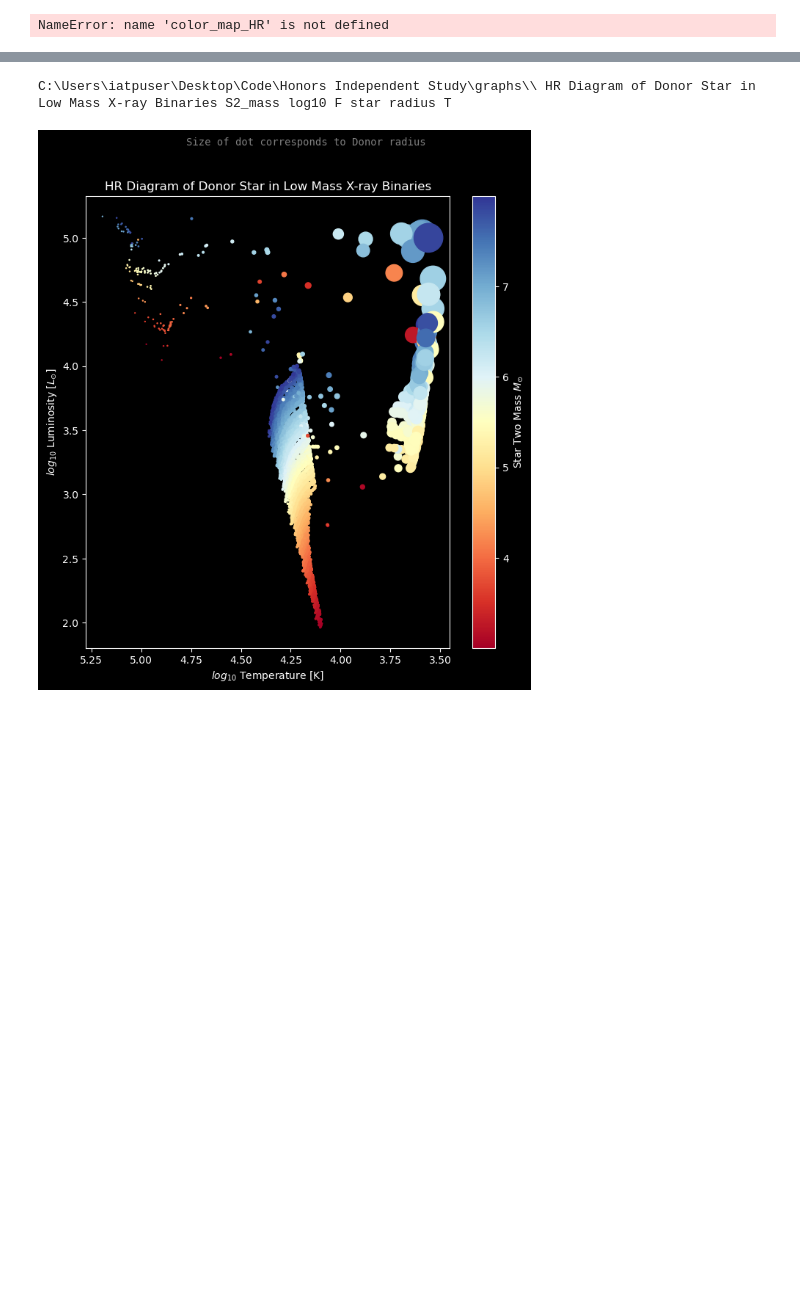
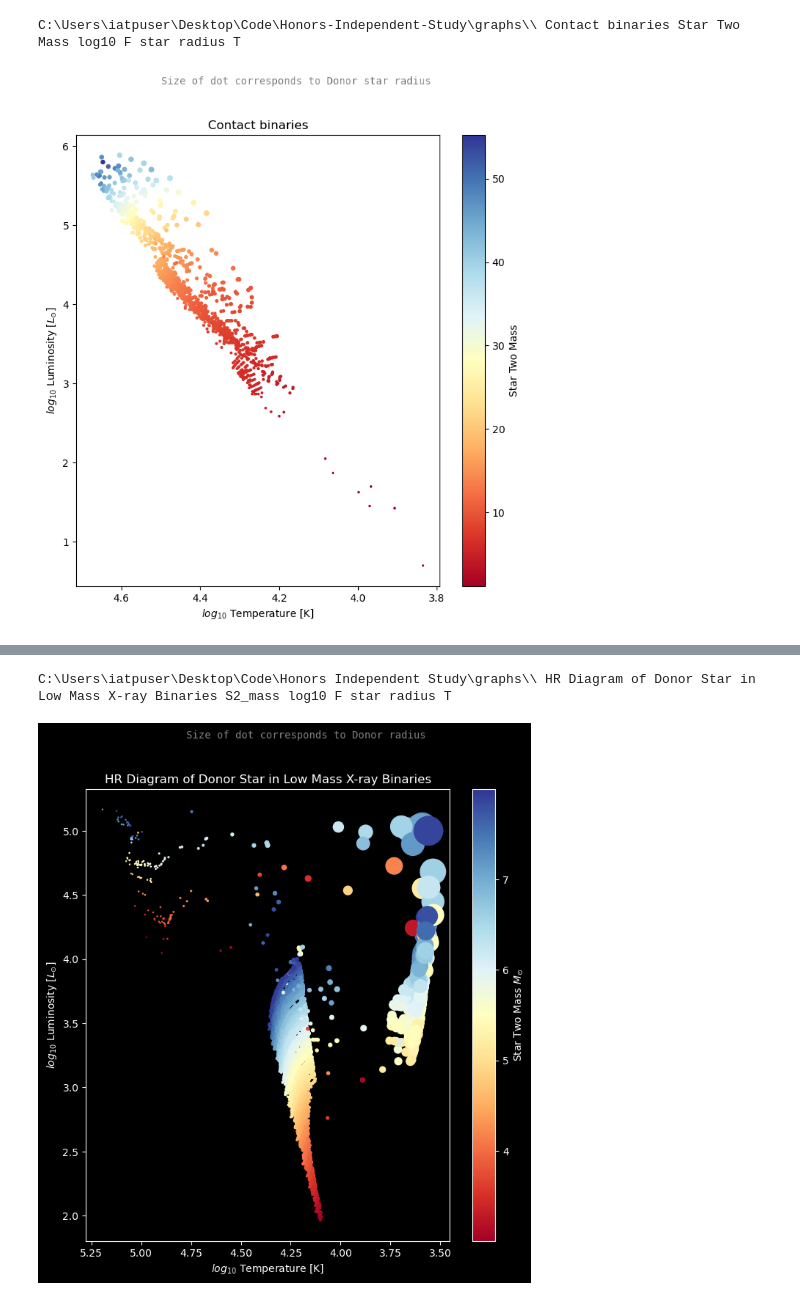
Before and after one commit to PiersonLip/Honors-Independent-Study, a Jupyter notebook: Master-Grapher.ipynb, the cells around one changed output, grey strips where cells are left out. Drawn from its saved outputs; the diff is of its cells as text; code cells hidden in the pictures; blank space fills up the shorter version.

```diff
--- a/Master-Grapher.ipynb
+++ b/Master-Grapher.ipynb
@@ -26,8 +94,5 @@ NameError: name 'color_map_HR' is not defined
 # %%
-db = pd.read_csv(r'C:\Users\iatpuser\Desktop\Code\Honors Independent Study\data\LMXB.csv', low_memory=False)
-SaveLoc = r'C:\Users\iatpuser\Desktop\Code\Honors Independent Study\testing\\'
-
-def MasterGrapher(db=db, SaveLoc=SaveLoc, Title = 'Default', g1= 'T', g2= 'T', g3= 'T', g4= 'T', g5= 'T', g6 = 'T'):
+def MasterGrapher(db=db, SaveLoc=SaveLoc, Title = 'Default', g1= 'T', g1fit='T', g2= 'T', g3= 'T', g4= 'T', g5= 'T', g6 = 'T'):
 
     #Graph 1
     if g1 == 'T':
@@ -36,42 +101,44 @@ def MasterGrapher(db=db, SaveLoc=SaveLoc, Title = 'Default', g1= 'T', g2= 'T', g
 
         data = FilteredDB['eccentricity']
         # Fit the skew normal distribution to the data
-        shape, loc, scale = skewnorm.fit(data)
 
-        # Generate x values for the fitted curve
-        x = np.linspace(min(data), max(data), 1000)
-        pdf = skewnorm.pdf(x, shape, loc, scale)  # Compute PDF values
         fig1 = plt.figure()
         # Plot histogram
         plt.hist(data, bins=75, density=True, alpha=0.6, color='blue', label="Histogram")
 
         # Plot fitted curve
-        plt.plot(x, pdf, 'r-', label="Fitted Eccentricity Distribution", linewidth=2, linestyle='dashed')
+        if g1fit == 'T':
+            shape, loc, scale = skewnorm.fit(data)
+            x = np.linspace(min(data), max(data), 1000)
+            pdf = skewnorm.pdf(x, shape, loc, scale)  # Compute PDF values
+            plt.plot(x, pdf, 'r-', label="Fitted Eccentricity Distribution", linewidth=2, linestyle='dashed')
 
         # Labels and legend
         plt.xlabel("Eccentricity")
         plt.ylabel("Density")
         plt.title(Title +' '+  'Eccentricity Distribution' )
-        plt.legend()
-        plt.savefig(SaveLoc + 'Eccentricty Distribution' + ' ' + Title + '.png')
+        if g1fit == 'T':
+            plt.legend()
+        plt.savefig(SaveLoc + Title + ' ' + 'Eccentricty Distribution' + '.png')
         plt.close(fig1)
 
     if g2 == 'T':
         fig2 = plt.figure()
         plt.hist(db['S2_mass'], bins=40)
-        plt.title('Star Two Mass Distribution in' + '' + Title)
+        plt.title('Star Two Mass Distribution in' + ' ' + Title)
         plt.xlabel('Star Two Mass $M_{\odot}$ ')
         plt.ylabel('Quanity')
-        plt.savefig(SaveLoc + 'Star Two Mass Distribution' + ' ' + Title + '.png')
+        plt.savefig(SaveLoc + Title + ' ' +'Star Two Mass Distribution' + '.png')
         plt.close(fig2)
 
     if g3 == 'T':
-        color_map_HR(DB = db, variable=db['S2_mass'], name_of_var='Star Two Mass', title=Title, saveLoc=SaveLoc)
-
-
-
-    return fig1, fig2
+        color_map_HR(DB = db, variable= 'S2_mass', name_of_var='Star Two Mass', title=Title, saveLoc=SaveLoc, ylimit='F', style='default')
 # %%
-MasterGrapher(db, SaveLoc)
+contact = pd.read_csv(r'C:\Users\iatpuser\Desktop\Code\Honors-Independent-Study\data\contact.csv', low_memory=False)
+SaveLoc = r'C:\Users\iatpuser\Desktop\Code\Honors-Independent-Study\graphs\\'
+
+# contact
+MasterGrapher(contact, SaveLoc, 'Contact binaries', g1fit = 'F', g1='F')
 # %% [output]
-NameError: name 'color_map_HR' is not defined
+C:\Users\iatpuser\Desktop\Code\Honors-Independent-Study\graphs\\ Contact binaries Star Two Mass log10 F star radius T
+[figure, added]
```
Also changed, not shown: parts of 4 cells of this notebook, 17 other files.
